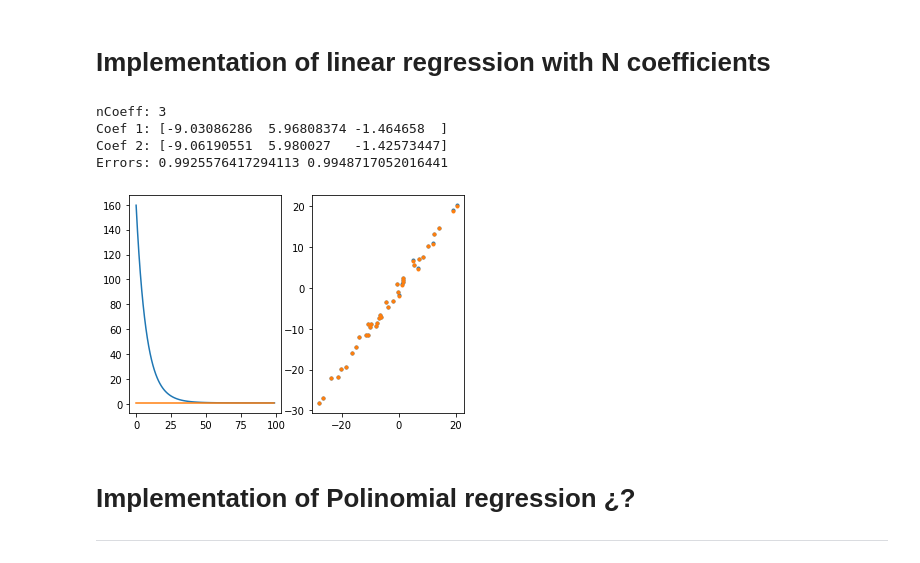
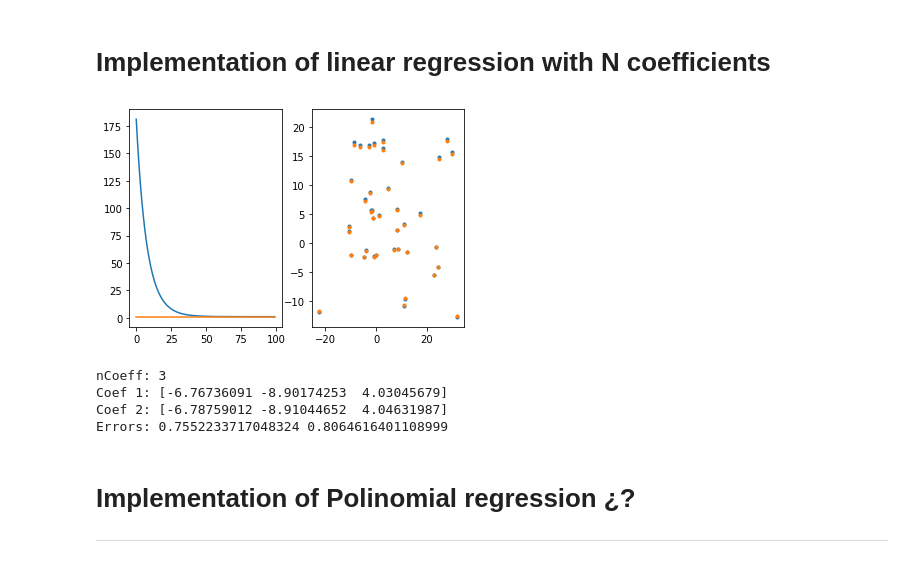
Before and after one commit to Tizartijo/LearnPhy_ML, a Jupyter notebook: Gradient_descent.ipynb, the cells around one changed output. Cells and saved outputs as stored; diff of their text form; code cells hidden in the pictures.

```diff
--- a/Gradient_descent.ipynb
+++ b/Gradient_descent.ipynb
@@ -69,80 +68,65 @@ plt.show()
 import numpy as np
 from matplotlib import pyplot as plt
 
-def batch_grad_desc(X,y,coef,alfa=0.05,nV=100):
+def ordinary_least_squares(X, y):
+  return np.linalg.inv(X.T @ X) @ X.T @ y
+
+def proj(X,theta):
+  return np.dot(X, theta)
+
+def grad_desc(X,y,theta,alfa=0.05,nV=100):
   N  = X.shape[0]
-  nc = coef.shape[0]
   E = np.zeros(nV)
 
   for i in range(nV):
-    yhat  = X@coef
+    yhat  = proj(X,theta)
     error = yhat-y
-    E[i] = np.mean(error**2)
 
-    # Partial derivative and coefficient update
-    for c in range(nc):
-      coef[c] = coef[c] - alfa * 1/N * np.sum(error*X[:,c])
-
-  return coef,E
-
-def ordinary_least_squares(X, y):
-  # Compute theta_hat using OLS
-  theta_hat = np.linalg.inv(X.T @ X) @ X.T @ y
-  return theta_hat
+    theta = theta - alfa/N * np.dot(X.T,error) # Partial derivative and coefficient update
+    E[i]  = np.mean(error**2) # Error
+  return theta,E
 
 # Linear regression calculation by gradient descent algorithm
-# np.random.seed(33)
+np.random.seed(81)
 
 # Settings
-N    = 40
-nvar = 2
-nV   = 100
-alfa = 0.05
+N,nvar,nV,alfa = 40,2,100,0.05
 
 # Draw x and calculate y
-theta = np.random.randint(-10,10,nvar+1)
-# theta = [0, -2, -3]
+theta = np.random.randint(-10,10,nvar+1)       # theta = [0, -2, -3]
 
 X = np.ones((N,nvar+1))
 for nc in range(nvar):
   X[:,nc] = np.random.uniform(-2, 2, N)
-noise = np.random.randn(N)
-y = X @ theta + noise
+y = proj(X,theta) + np.random.randn(N)
 
-# Gradient descent algorithm
-coef = np.zeros(nvar+1) # Initial guess
-coef,E = batch_grad_desc(X,y,coef,alfa,nV)
+# Fit
+coef,E = grad_desc(X,y,np.zeros(nvar+1),alfa,nV) # Gradient descent algorithm
+beta   = ordinary_least_squares(X, y)            # linear regression fit
 
-# Compare result with normal linear regression fit
-beta = ordinary_least_squares(X, y)
-
-# Coefficient projection
-yhat1  = X@beta
-yhat2  = X@coef
-
-error1 = np.mean((y-yhat1)**2)
-error2 = np.mean((y-yhat2)**2)
-
-print('nCoeff:',coef.shape[0])
-print('Coef 1:',coef)
-print('Coef 2:',beta)
-print('Errors:',error1,error2)
+yGD,yLi     = proj(X,coef),        proj(X,beta)        # Projection
+errDG,errLi = np.mean((y-yGD)**2), np.mean((y-yLi)**2) # Error
 
 # Plots
 plt.subplot(1,2,1)
 plt.plot(E)
 plt.plot(np.ones(nV)*error1)
 
 plt.subplot(1,2,2)
 plt.plot(y,yhat1,'.')
 plt.plot(y,yhat2,'.')
 plt.show()
+
+print('nCoeff:',coef.shape[0])
+print('Coef 1:',coef)
+print('Coef 2:',beta)
+print('Errors:',error1,error2)
 # %% [output]
+[figure, new version]
 nCoeff: 3
-Coef 1: [-9.03086286  5.96808374 -1.464658  ]
-Coef 2: [-9.06190551  5.980027   -1.42573447]
-Errors: 0.9925576417294113 0.9948717052016441
+Coef 1: [-6.76736091 -8.90174253  4.03045679]
+Coef 2: [-6.78759012 -8.91044652  4.04631987]
+Errors: 0.7552233717048324 0.8064616401108999
-[figure, old version]
 # %% [markdown]
 # Implementation of Polinomial regression ¿?
 
```
Also changed, not shown: parts of 16 cells of this notebook.
